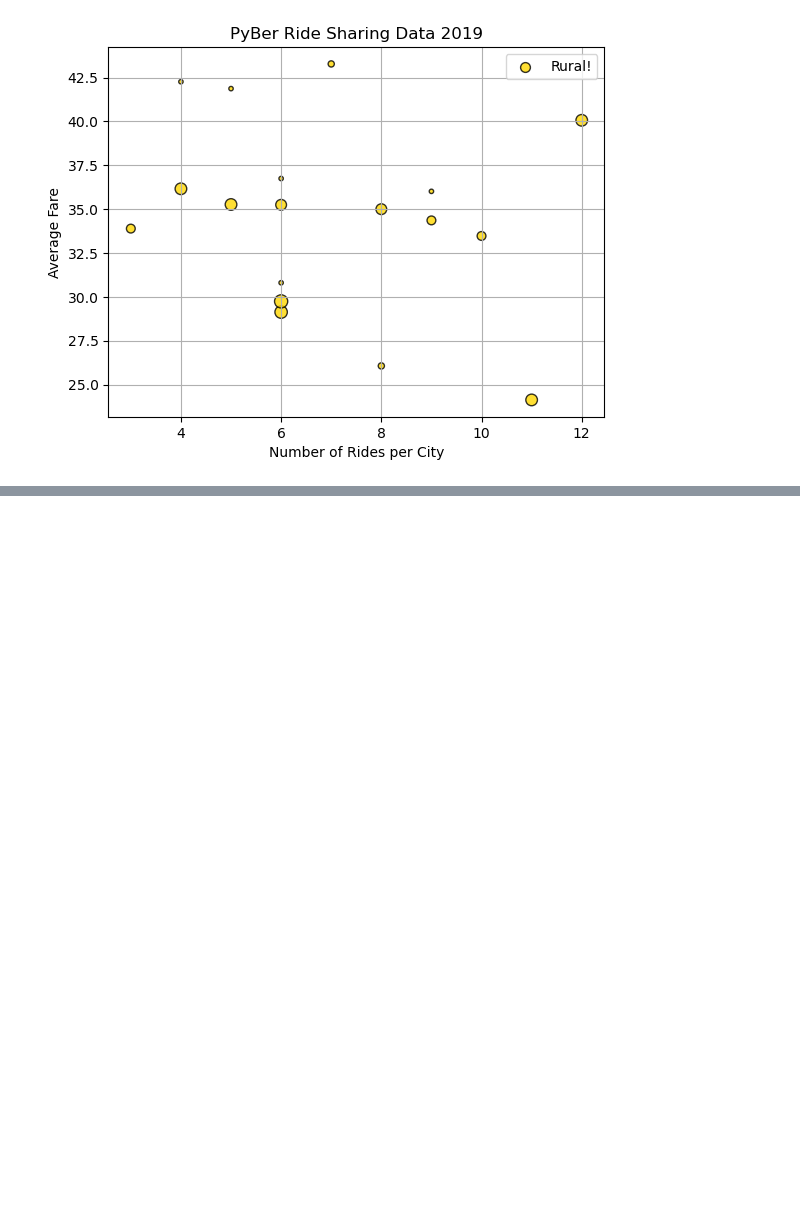
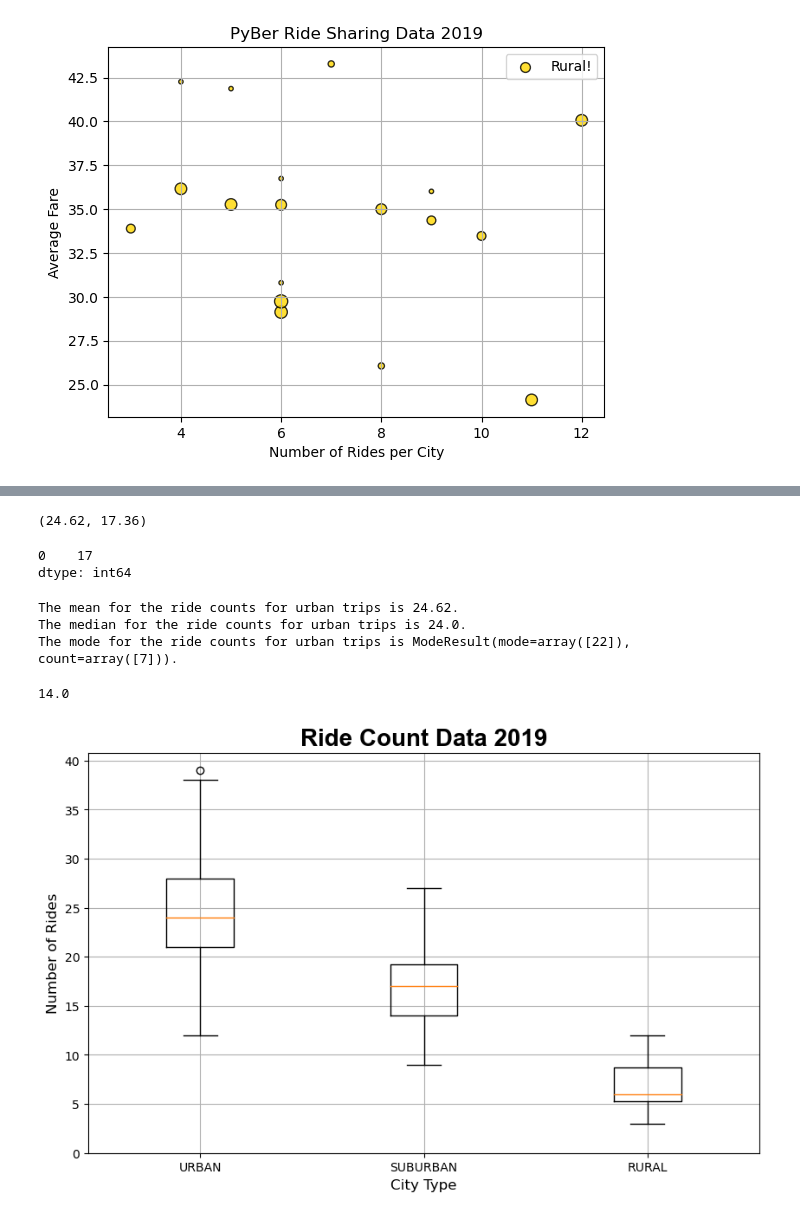
Before and after one commit to Smor-1/PyBer_Analysis, a Jupyter notebook: PyBer_Analysis.ipynb, the cells around one changed output, grey strips where cells are left out. Cells and saved outputs as stored; diff of their text form; code cells hidden in the pictures; blank space fills up the shorter version.

```diff
--- a/PyBer_Analysis.ipynb
+++ b/PyBer_Analysis.ipynb
@@ -186,0 +211,15 @@ plt.savefig("Analysis/CutOff?.png")
+# %%
+#can also do this:
+#urban_ride_count.mean(), suburban_ride_count.mean()
+#and to make it to be just 2 decimal places:
+round(urban_ride_count.mean(),2), round(suburban_ride_count.mean(),2)
+# %% [output]
+(24.62, 17.36)
+# %%
+#urban_ride_count.median()
+
+#see that we have 2 modes
+urban_ride_count.mode()
+# %% [output]
+0    17
+dtype: int64
@@ -186,0 +228,13 @@ plt.savefig("Analysis/CutOff?.png")
+# %%
+mean_urban_ride_count = np.mean(urban_ride_count)
+print(f"The mean for the ride counts for urban trips is {mean_urban_ride_count:.2f}.")
+
+median_urban_ride_count = np.median(urban_ride_count)
+print(f"The median for the ride counts for urban trips is {median_urban_ride_count}.")
+
+mode_urban_ride_count = sts.mode(urban_ride_count)
+print(f"The mode for the ride counts for urban trips is {mode_urban_ride_count}.")
+# %% [output]
+The mean for the ride counts for urban trips is 24.62.
+The median for the ride counts for urban trips is 24.0.
+The mode for the ride counts for urban trips is ModeResult(mode=array([22]), count=array([7])).
@@ -186,0 +246,21 @@ plt.savefig("Analysis/CutOff?.png")
+# %%
+#gets a whole number
+round(suburban_cities["driver_count"].mean(),0)
+# %% [output]
+14.0
+# %%
+x_labels = ["URBAN" , "SUBURBAN" , "RURAL"]
+fig, ax = plt.subplots(figsize = (10,6))
+data = [urban_ride_count , suburban_ride_count, rural_ride_count]
+ax.boxplot(data, labels = x_labels)
+
+ax.set_title("Ride Count Data 2019" , fontsize = 20 , fontname = "Arial" , fontweight = "bold")
+ax.set_ylabel("Number of Rides" , fontsize = 12)
+ax.set_xlabel("City Type" , fontsize = 12)
+ax.set_yticks(np.arange(0,40.1, step=5))
+ax.grid()
+
+plt.savefig("Analysis/Fig2.png")
+plt.show()
+# %% [output]
+[figure, added]
```
Also changed, not shown: parts of 8 cells of this notebook, 2 other files.
